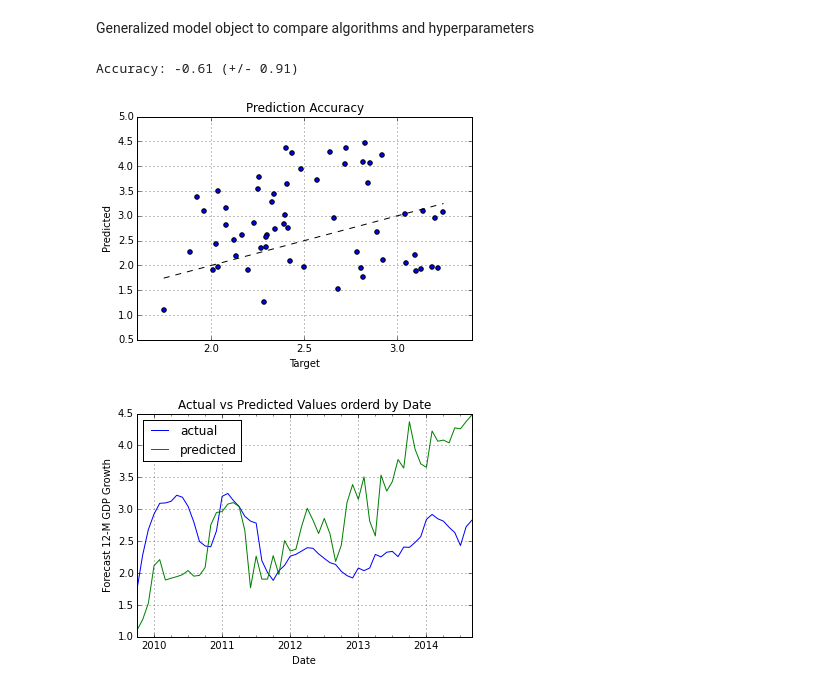
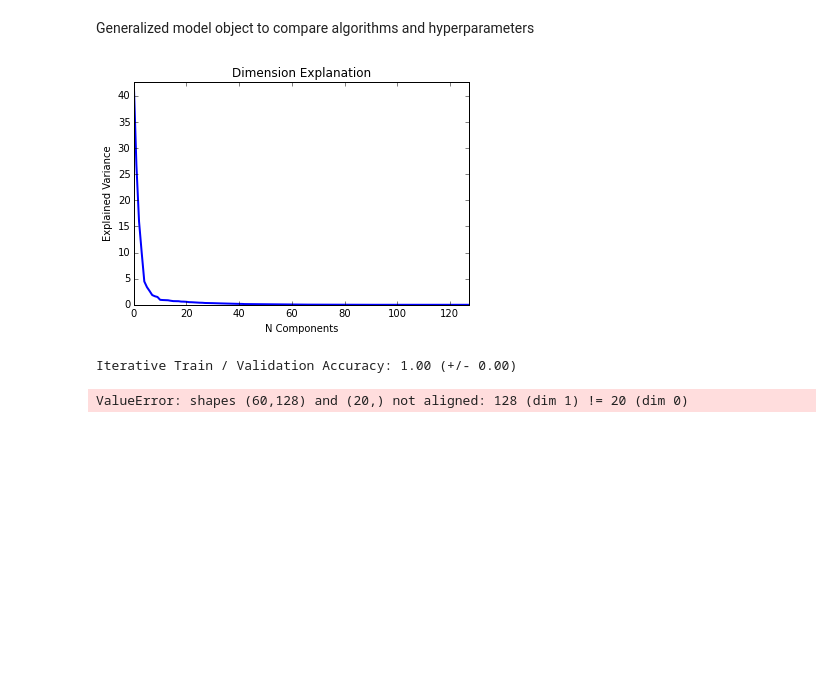
Before and after one commit to rhouck/gdp, a Jupyter notebook: Predict GDP Forecasts.ipynb, the cells around one changed output. Saved outputs shown, nothing was run; the diff lists cells and outputs as text; code cells hidden in the pictures; blank space fills up the shorter version.

Commit message:
added dim reduct functionality

```diff
--- a/Predict GDP Forecasts.ipynb
+++ b/Predict GDP Forecasts.ipynb
@@ -263,21 +304,27 @@ def actual_vs_predicted_over_time(model, test_set, y_col, X_cols):
     chart = comparison.plot(title='Actual vs Predicted Values orderd by Date')
     chart.set_xlabel("Date")
     chart.set_ylabel("Forecast 12-M GDP Growth")
+# %%
+# instantiate linear/logistic regression model after applying dimensionality reduction
+from sklearn.linear_model import LinearRegression, LogisticRegression
+model = Model(Xs, ys, LogisticRegression(C=10))
+model.dim_reduc_chart()
+# %% [output]
+[figure, added]
+# %%
+# cross validation testing
+model = Model(Xs, ys, LinearRegression(), components=20)
+#model = Model(Xs, ys, LogisticRegression(C=10), components=3)
+model.iter_cross_val()
+# %% [output]
+Iterative Train / Validation Accuracy: 1.00 (+/- 0.00)
 # %%
-# instantiate linear regression model
-from sklearn.linear_model import LinearRegression
-model = Model(Xs, ys, LinearRegression())
-
-# cross validation testing
-model.iter_cross_val()
-
 # test fitted model on new data
+print model.test_score(test_set, y_col, X_cols)
 pred_vs_act_scatter(model, test_set)
 actual_vs_predicted_over_time(model, test_set, y_col, X_cols)
 # %% [output]
-Accuracy: -0.61 (+/- 0.91)
+ValueError: shapes (60,128) and (20,) not aligned: 128 (dim 1) != 20 (dim 0)
-[figure, removed]
-[figure, removed]
 # %%
 # instantiate random forest model
 from sklearn.ensemble import RandomForestRegressor
```
Also changed, not shown: parts of 5 cells of this notebook.
